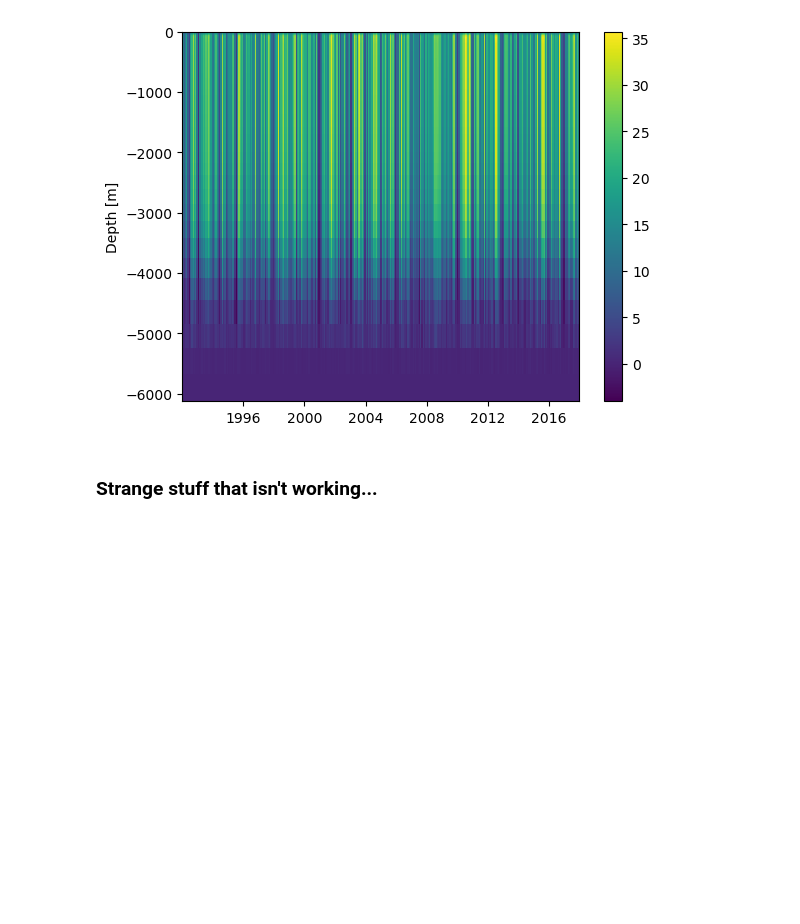
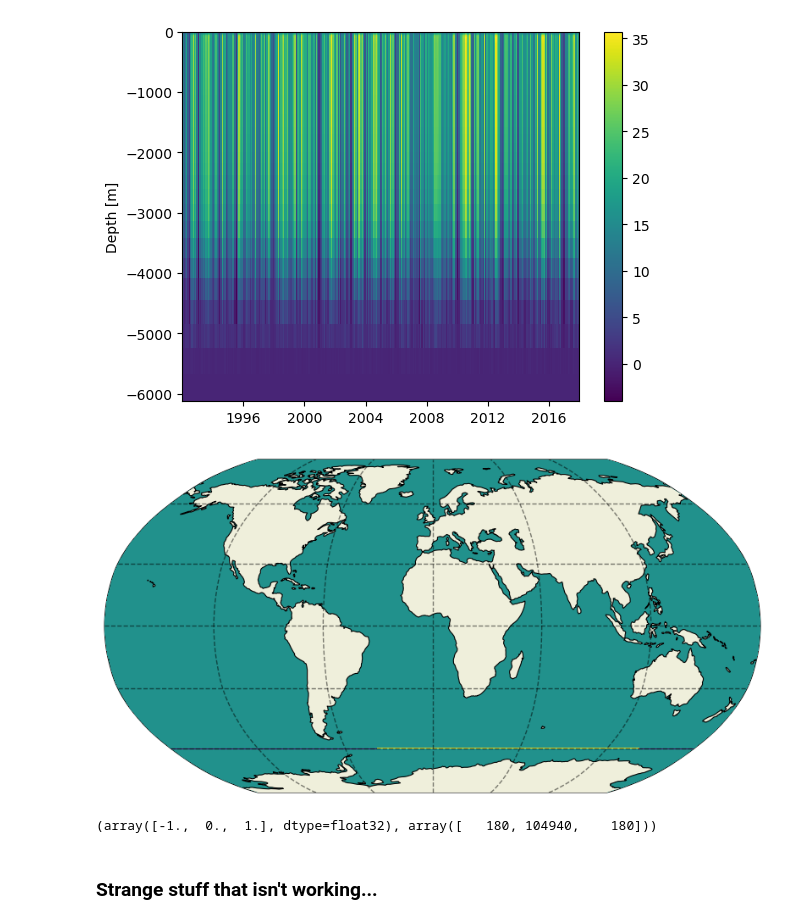
Before and after one commit to ai4er-cdt/OTP, a Jupyter notebook: streamfunction_implementation.ipynb, the cells around one changed output. Cells and saved outputs as stored; diff of their text form; code cells hidden in the pictures; blank space fills up the shorter version.

Commit message:
Masks might make sense for streamfunction at lat

```diff
--- a/streamfunction_implementation.ipynb
+++ b/streamfunction_implementation.ipynb
@@ -490,6 +490,25 @@ plt.colorbar()
 plt.ylabel('Depth [m]');
 # %% [output]
 [figure]
+# %%
+# Checking out what kind of masking the above streamfunction calc is doing
+from ecco_v4_py.ecco_utils import get_llc_grid
+
+lat = -60
+grid = get_llc_grid(ds)
+yc = ds['YC']
+
+lat_maskW, lat_maskS = ecco.vector_calc.get_latitude_masks(lat, yc, grid)
+lat_maskW, lat_maskS = lat_maskW.rename({'i_g' : 'i'}), lat_maskS.rename({'j_g' : 'j'})
+
+plt.figure(figsize = (10, 10))
+ecco.plot_proj_to_latlon_grid(ds.XC,ds.YC,lat_maskW + lat_maskS,cmap='viridis',projection_type='robin',user_lon_0=0, show_colorbar=False);
+# %% [output]
+[figure, added]
+# %%
+np.unique(lat_maskW + lat_maskS, return_counts=True)
+# %% [output]
+(array([-1.,  0.,  1.], dtype=float32), array([   180, 104940,    180]))
 # %% [markdown]
 ### Strange stuff that isn't working...
 # %%
```
